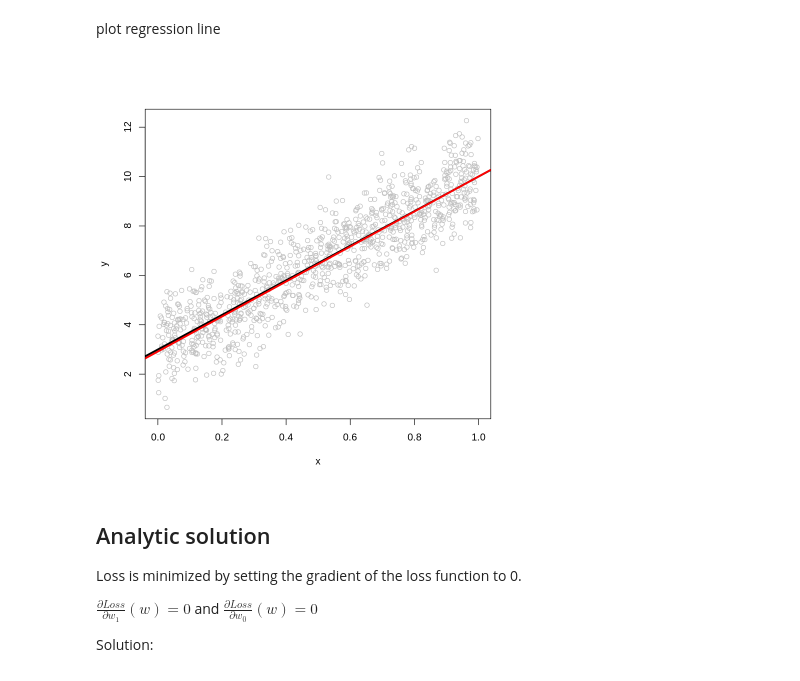
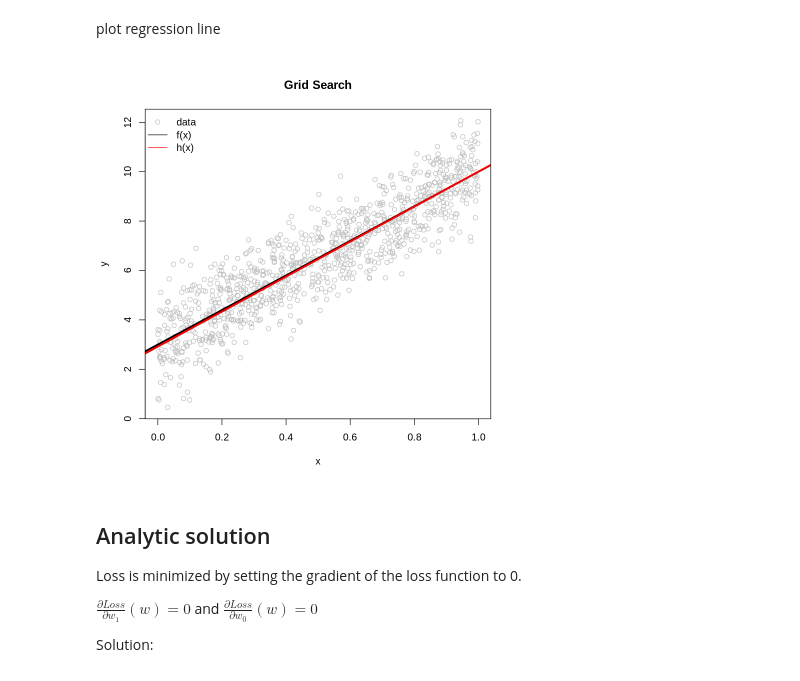
Before and after one commit to mhahsler/CS7320-AI, a Jupyter notebook: ML/line_fitting.ipynb, the cells around one changed output. Drawn from its saved outputs; the diff is of its cells as text; code cells hidden in the pictures.

```diff
--- a/ML/line_fitting.ipynb
+++ b/ML/line_fitting.ipynb
@@ -100,11 +104,15 @@ points(
 # %% [markdown]
 plot regression line
 # %%
-plot(xy, col = "grey")
+plot(xy, col = "grey", main = "Grid Search")
 abline(a = real_w0, b = real_w1, col = "black", lwd = 3)
 abline(a = opt$w0, b = opt$w1, col = "red", lwd = 3)
+legend("topleft", bty = "n",
+       col = c("grey", "black", "red"),
+       pch = c(1, NA, NA), lty = c(NA, 1, 1),
+       legend = c("data", "f(x)", "h(x)"))
 # %% [output]
-[figure, old version]
+[figure, new version]
 # %% [markdown]
 ## Analytic solution
 
```
Also changed, not shown: parts of 21 cells of this notebook.
